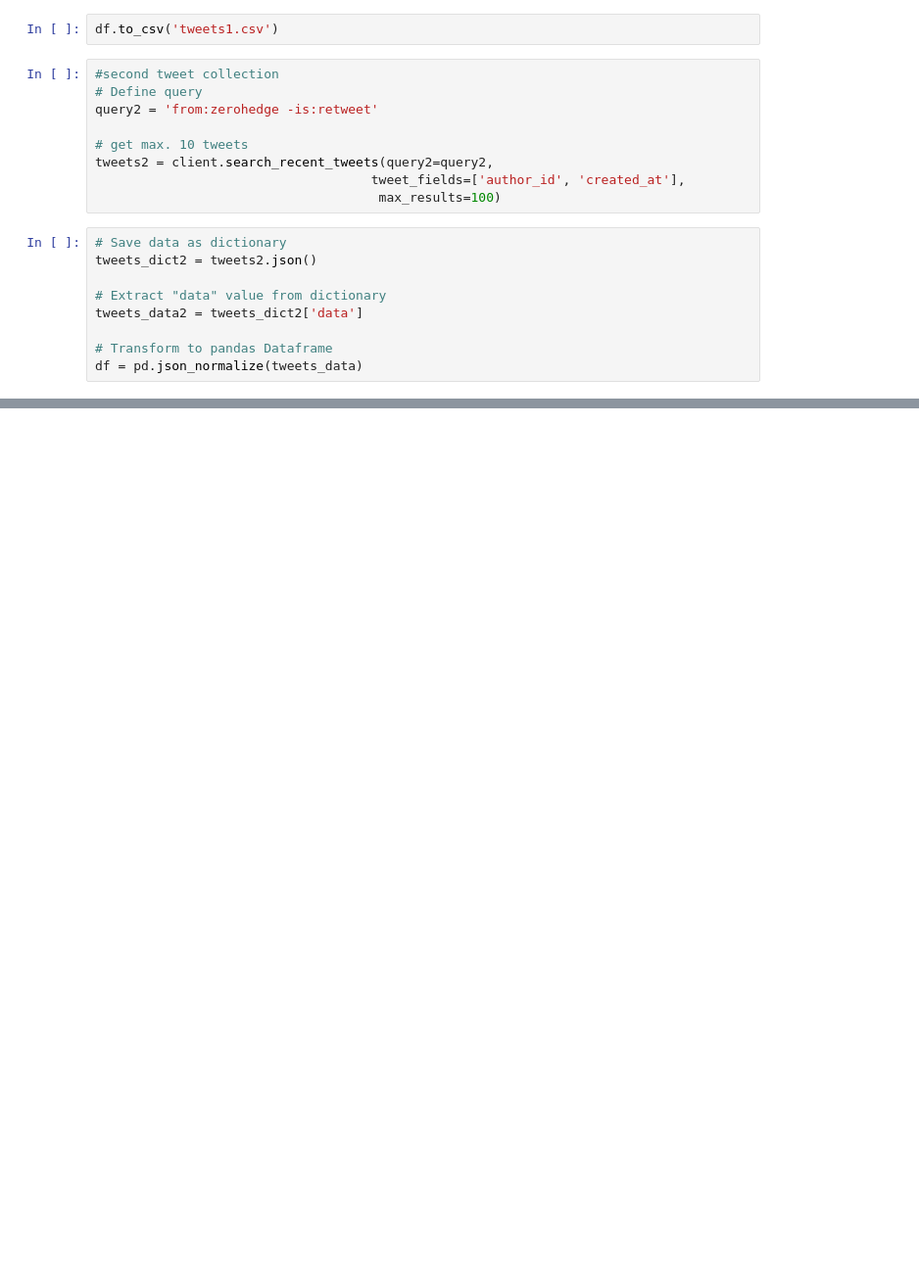
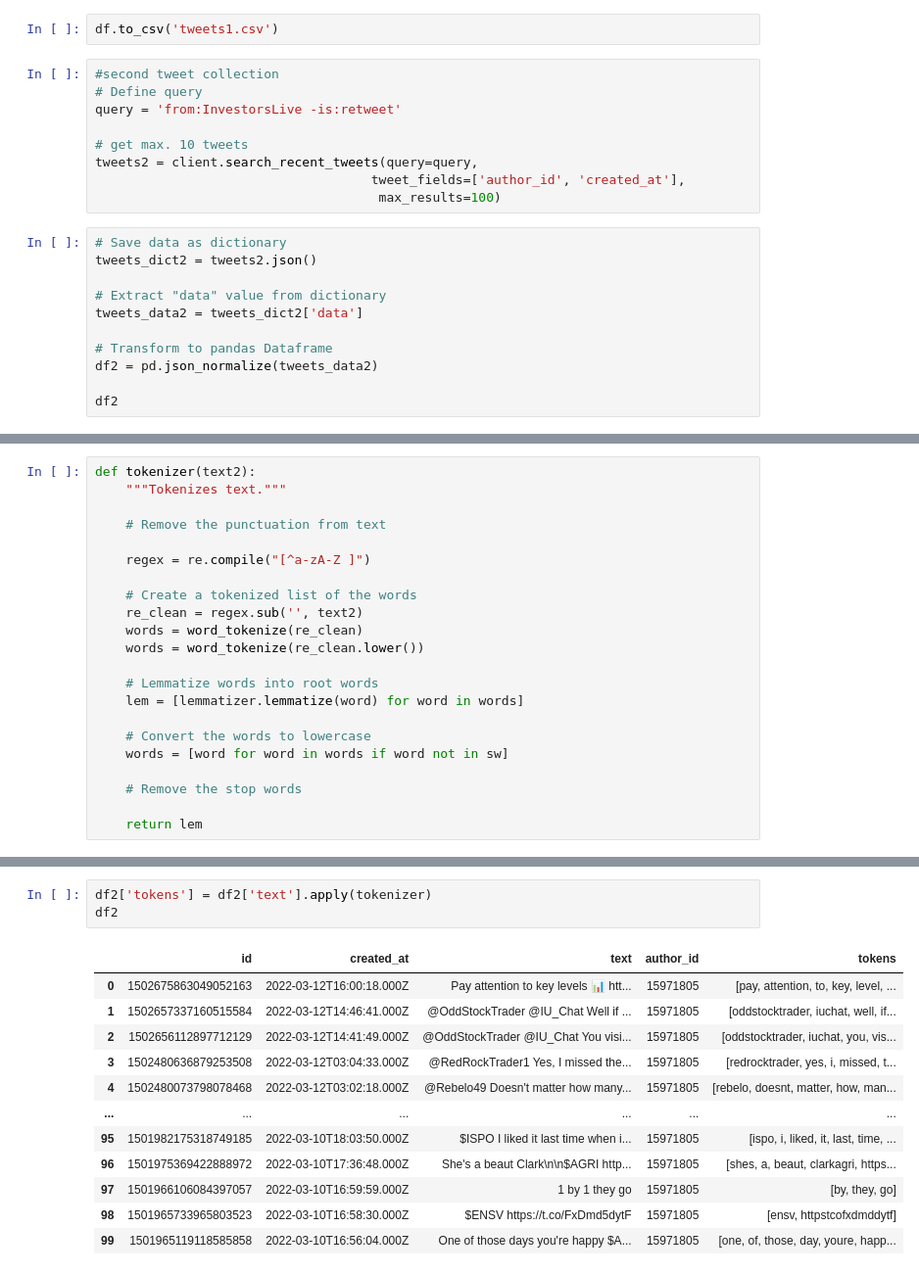
Before and after one commit to StrawhatRA/NLP-Tweet-Investor, a Jupyter notebook: twitter_api/final_twitter_tweet_lookup.ipynb, the cells around one changed output, grey strips where cells are left out. Shown: that part at 98% size. Drawn from its saved outputs; the diff is of its cells as text; blank space fills up the shorter version.

Commit message:
added more tweet CSV files & working on identifying tweets with tickers

```diff
--- a/twitter_api/final_twitter_tweet_lookup.ipynb
+++ b/twitter_api/final_twitter_tweet_lookup.ipynb
@@ -182,10 +190,10 @@ df.to_csv('tweets1.csv')
 # %%
 #second tweet collection
 # Define query
-query2 = 'from:zerohedge -is:retweet'
+query = 'from:InvestorsLive -is:retweet'
 
 # get max. 10 tweets
-tweets2 = client.search_recent_tweets(query2=query2,
+tweets2 = client.search_recent_tweets(query=query,
                                     tweet_fields=['author_id', 'created_at'],
                                      max_results=100)
 # %%
@@ -196,4 +204,6 @@ tweets_dict2 = tweets2.json()
 tweets_data2 = tweets_dict2['data']
 
 # Transform to pandas Dataframe
-df = pd.json_normalize(tweets_data)
+df2 = pd.json_normalize(tweets_data2)
+
+df2
@@ -199,0 +224,22 @@ df = pd.json_normalize(tweets_data)
+# %%
+def tokenizer(text2):
+    """Tokenizes text."""
+
+    # Remove the punctuation from text
+
+    regex = re.compile("[^a-zA-Z ]")
+
+    # Create a tokenized list of the words
+    re_clean = regex.sub('', text2)
+    words = word_tokenize(re_clean)
+    words = word_tokenize(re_clean.lower())
+
+    # Lemmatize words into root words
+    lem = [lemmatizer.lemmatize(word) for word in words]
+
+    # Convert the words to lowercase
+    words = [word for word in words if word not in sw]
+
+    # Remove the stop words
+
+    return lem
@@ -199,0 +250,16 @@ df = pd.json_normalize(tweets_data)
+# %%
+df2['tokens'] = df2['text'].apply(tokenizer)
+df2
+# %% [output]
+|  | id | created_at | text | author_id | tokens |
+| 0 | 1502675863049052163 | 2022-03-12T16:00:18.000Z | Pay attention to key levels 📊 htt... | 15971805 | [pay, attention, to, key, level, ... |
+| 1 | 1502657337160515584 | 2022-03-12T14:46:41.000Z | @OddStockTrader @IU_Chat Well if ... | 15971805 | [oddstocktrader, iuchat, well, if... |
+| 2 | 1502656112897712129 | 2022-03-12T14:41:49.000Z | @OddStockTrader @IU_Chat You visi... | 15971805 | [oddstocktrader, iuchat, you, vis... |
+| 3 | 1502480636879253508 | 2022-03-12T03:04:33.000Z | @RedRockTrader1 Yes, I missed the... | 15971805 | [redrocktrader, yes, i, missed, t... |
+| 4 | 1502480073798078468 | 2022-03-12T03:02:18.000Z | @Rebelo49 Doesn't matter how many... | 15971805 | [rebelo, doesnt, matter, how, man... |
+| ... | ... | ... | ... | ... | ... |
+| 95 | 1501982175318749185 | 2022-03-10T18:03:50.000Z | $ISPO I liked it last time when i... | 15971805 | [ispo, i, liked, it, last, time, ... |
+| 96 | 1501975369422888972 | 2022-03-10T17:36:48.000Z | She's a beaut Clark\n\n$AGRI http... | 15971805 | [shes, a, beaut, clarkagri, https... |
+| 97 | 1501966106084397057 | 2022-03-10T16:59:59.000Z | 1 by 1 they go | 15971805 | [by, they, go] |
+| 98 | 1501965733965803523 | 2022-03-10T16:58:30.000Z | $ENSV https://t.co/FxDmd5dytF | 15971805 | [ensv, httpstcofxdmddytf] |
+| 99 | 1501965119118585858 | 2022-03-10T16:56:04.000Z | One of those days you're happy $A... | 15971805 | [one, of, those, day, youre, happ... |
```
Also changed, not shown: parts of 37 cells of this notebook, 4 other files.
